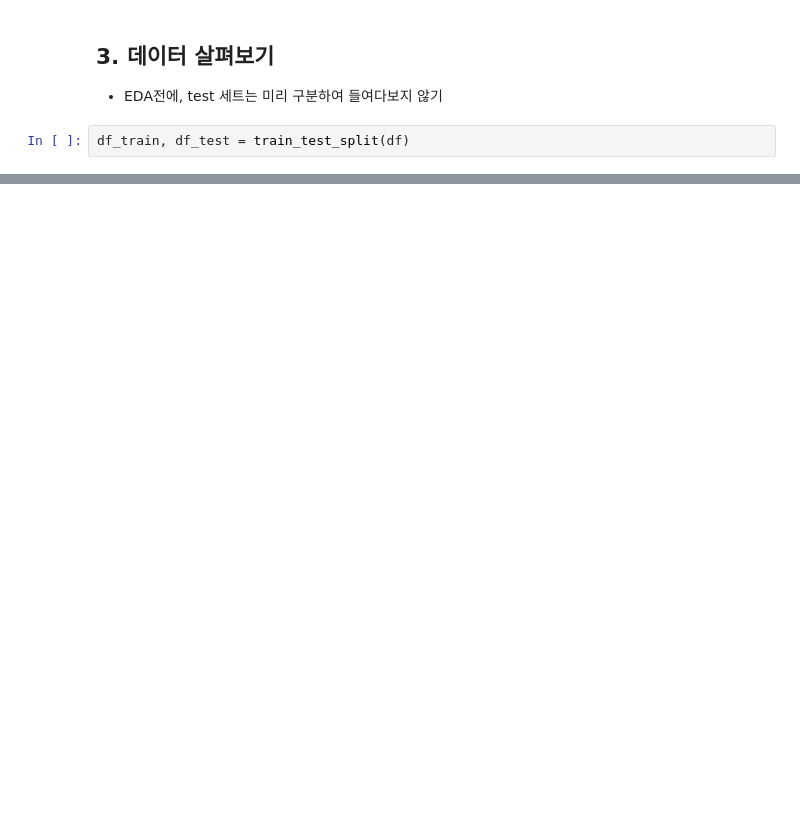
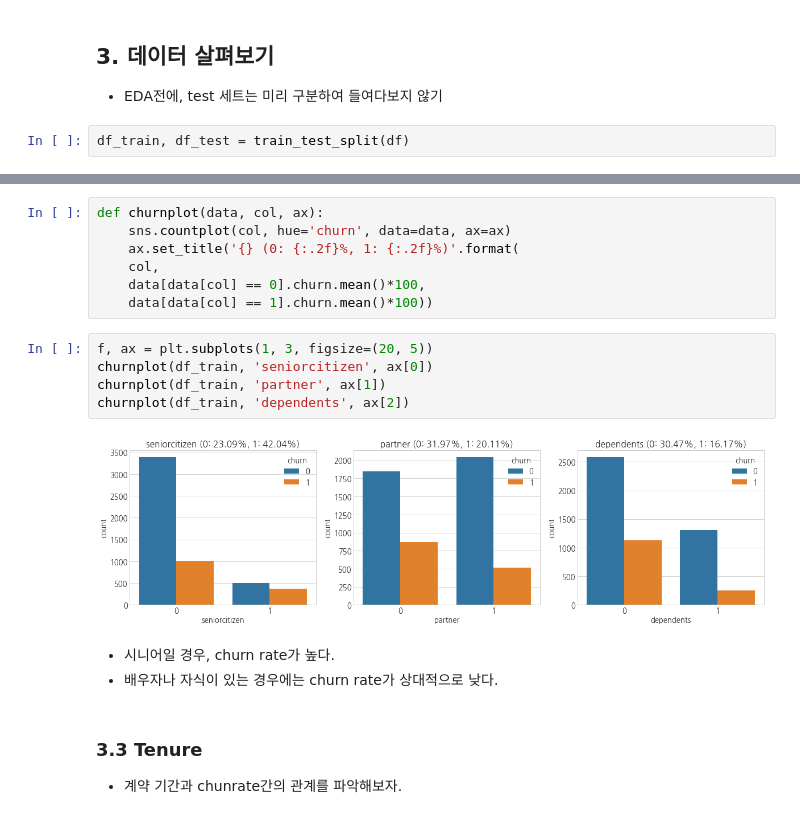
Before and after one commit to Sean-Parkk/Projects, a Jupyter notebook: predict_customer_churn/predict_customer_churn.ipynb, the cells around one changed output, grey strips where cells are left out. Saved outputs shown, nothing was run; the diff lists cells and outputs as text; blank space fills up the shorter version.

```diff
--- a/predict_customer_churn/predict_customer_churn.ipynb
+++ b/predict_customer_churn/predict_customer_churn.ipynb
@@ -230,0 +290,20 @@ sns.distplot(df_male.tenure)
+# %%
+def churnplot(data, col, ax):
+    sns.countplot(col, hue='churn', data=data, ax=ax)
+    ax.set_title('{} (0: {:.2f}%, 1: {:.2f}%)'.format(
+    col,
+    data[data[col] == 0].churn.mean()*100,
+    data[data[col] == 1].churn.mean()*100))
+# %%
+f, ax = plt.subplots(1, 3, figsize=(20, 5))
+churnplot(df_train, 'seniorcitizen', ax[0])
+churnplot(df_train, 'partner', ax[1])
+churnplot(df_train, 'dependents', ax[2])
+# %% [output]
+[figure, added]
+# %% [markdown]
+* 시니어일 경우, churn rate가 높다.
+* 배우자나 자식이 있는 경우에는 churn rate가 상대적으로 낮다.
+# %% [markdown]
+### 3.3 Tenure
+* 계약 기간과 chunrate간의 관계를 파악해보자.
```
Also changed, not shown: parts of 54 cells of this notebook.
